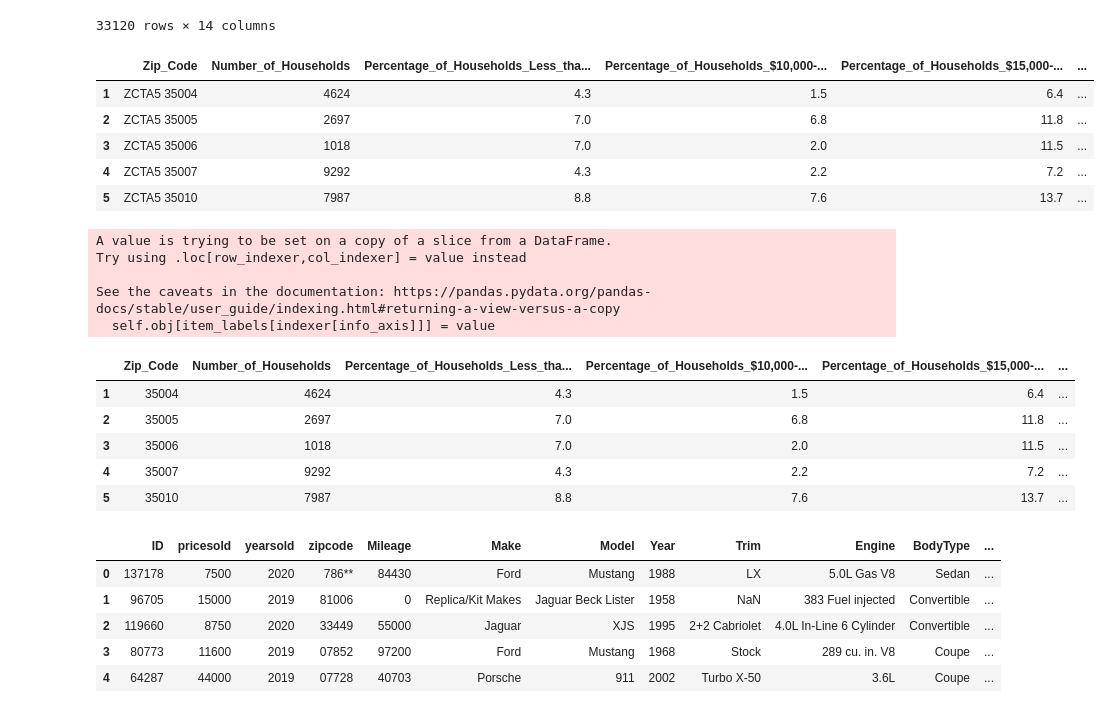
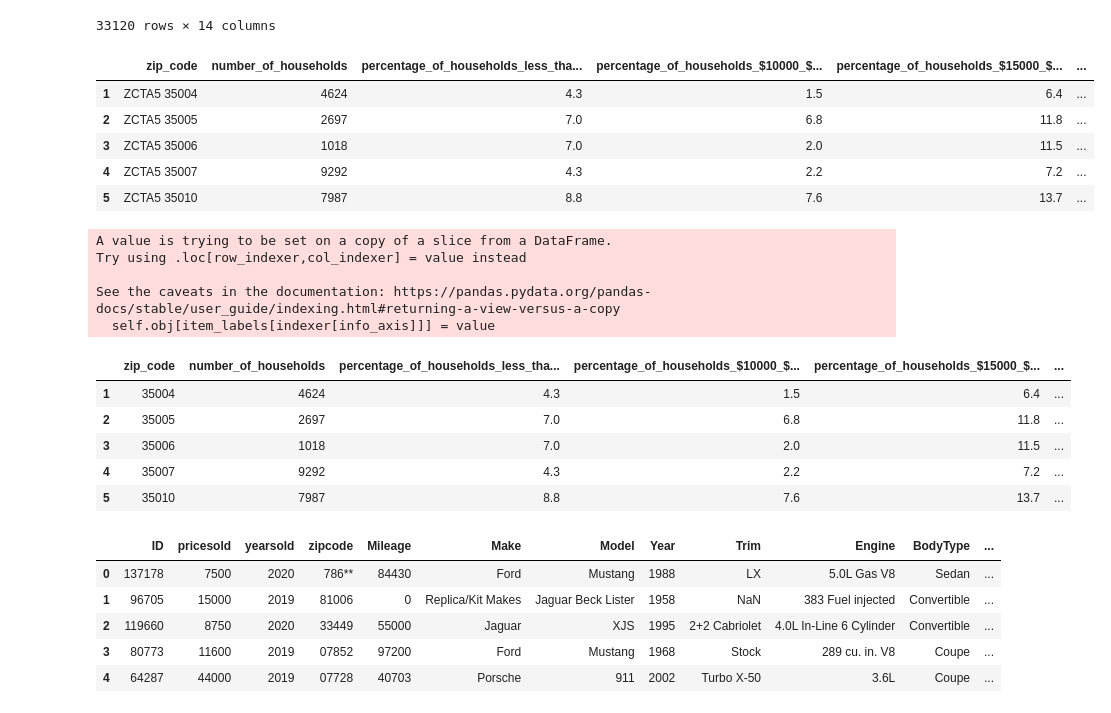
Before and after one commit to HenryPoe/ETL-Project, a Jupyter notebook: Main.ipynb, the cells around one changed output. Saved outputs shown, nothing was run; the diff lists cells and outputs as text; code cells hidden in the pictures.

```diff
--- a/Main.ipynb
+++ b/Main.ipynb
@@ -61,23 +61,28 @@ incomeFinal
 | 33120 | ZCTA5 00987 | 20567 | 16.2 | 8.4 | ... |
 33120 rows × 14 columns
 # %%
-incomeFinal.columns = [column.replace("Geographic Area Name", "Zip Code") for column in incomeFinal.columns]
+incomeFinal.columns = [column.replace("Geographic Area Name", "zip code") for column in incomeFinal.columns]
 incomeFinal.columns = [column.replace("Estimate!!Households!!", "") for column in incomeFinal.columns]
-incomeFinal.columns = [column.replace("Total!!", "Percentage of Households ") for column in incomeFinal.columns]
-incomeFinal.columns = [column.replace("Total", "Number of Households") for column in incomeFinal.columns]
-incomeFinal.columns = [column.replace(" to ", "-") for column in incomeFinal.columns]
+incomeFinal.columns = [column.replace("Total!!", "percentage of households ") for column in incomeFinal.columns]
+incomeFinal.columns = [column.replace("Total", "number of households") for column in incomeFinal.columns]
+incomeFinal.columns = [column.replace(" to ", "_") for column in incomeFinal.columns]
 incomeFinal.columns = [column.replace(" ", "_") for column in incomeFinal.columns]
 incomeFinal.columns = [column.replace("_(dollars)", "") for column in incomeFinal.columns]
+incomeFinal.columns = [column.replace("Less", "less") for column in incomeFinal.columns]
+incomeFinal.columns = [column.replace("Median", "median") for column in incomeFinal.columns]
+incomeFinal.columns = [column.replace("Mean", "mean") for column in incomeFinal.columns]
+incomeFinal.columns = [column.replace(",", "") for column in incomeFinal.columns]
+
 incomeFinal.head()
 # %% [output]
-|  | Zip_Code | Number_of_Households | Percentage_of_Households_Less_tha... | Percentage_of_Households_$10,000-... | Percentage_of_Households_$15,000-... | ... |
+|  | zip_code | number_of_households | percentage_of_households_less_tha... | percentage_of_households_$10000_$... | percentage_of_households_$15000_$... | ... |
 | 1 | ZCTA5 35004 | 4624 | 4.3 | 1.5 | 6.4 | ... |
 | 2 | ZCTA5 35005 | 2697 | 7.0 | 6.8 | 11.8 | ... |
 | 3 | ZCTA5 35006 | 1018 | 7.0 | 2.0 | 11.5 | ... |
 | 4 | ZCTA5 35007 | 9292 | 4.3 | 2.2 | 7.2 | ... |
 | 5 | ZCTA5 35010 | 7987 | 8.8 | 7.6 | 13.7 | ... |
 # %%
-incomeFinal.loc[:, "Zip_Code"] = incomeFinal.loc[:, "Zip_Code"].str.replace("ZCTA5 ", "")
+incomeFinal.loc[:, "zip_code"] = incomeFinal.loc[:, "zip_code"].str.replace("ZCTA5 ", "")
 incomeFinal.head()
 # %% [output]
 A value is trying to be set on a copy of a slice from a DataFrame.
@@ -85,7 +90,7 @@ Try using .loc[row_indexer,col_indexer] = value instead
 
 See the caveats in the documentation: https://pandas.pydata.org/pandas-docs/stable/user_guide/indexing.html#returning-a-view-versus-a-copy
   self.obj[item_labels[indexer[info_axis]]] = value
-|  | Zip_Code | Number_of_Households | Percentage_of_Households_Less_tha... | Percentage_of_Households_$10,000-... | Percentage_of_Households_$15,000-... | ... |
+|  | zip_code | number_of_households | percentage_of_households_less_tha... | percentage_of_households_$10000_$... | percentage_of_households_$15000_$... | ... |
 | 1 | 35004 | 4624 | 4.3 | 1.5 | 6.4 | ... |
 | 2 | 35005 | 2697 | 7.0 | 6.8 | 11.8 | ... |
 | 3 | 35006 | 1018 | 7.0 | 2.0 | 11.5 | ... |
```
Also changed, not shown: parts of 6 cells of this notebook, 1 other file.
